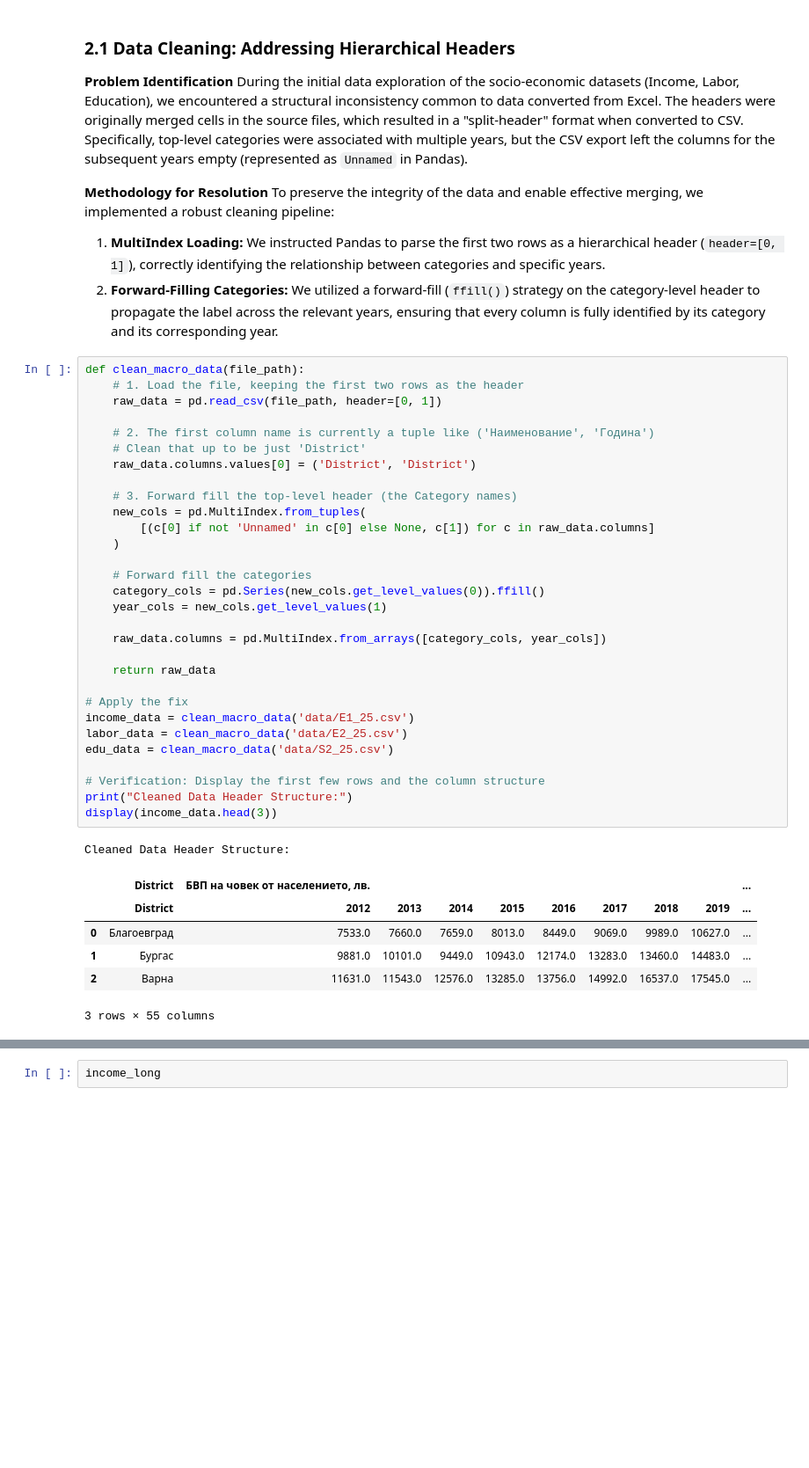
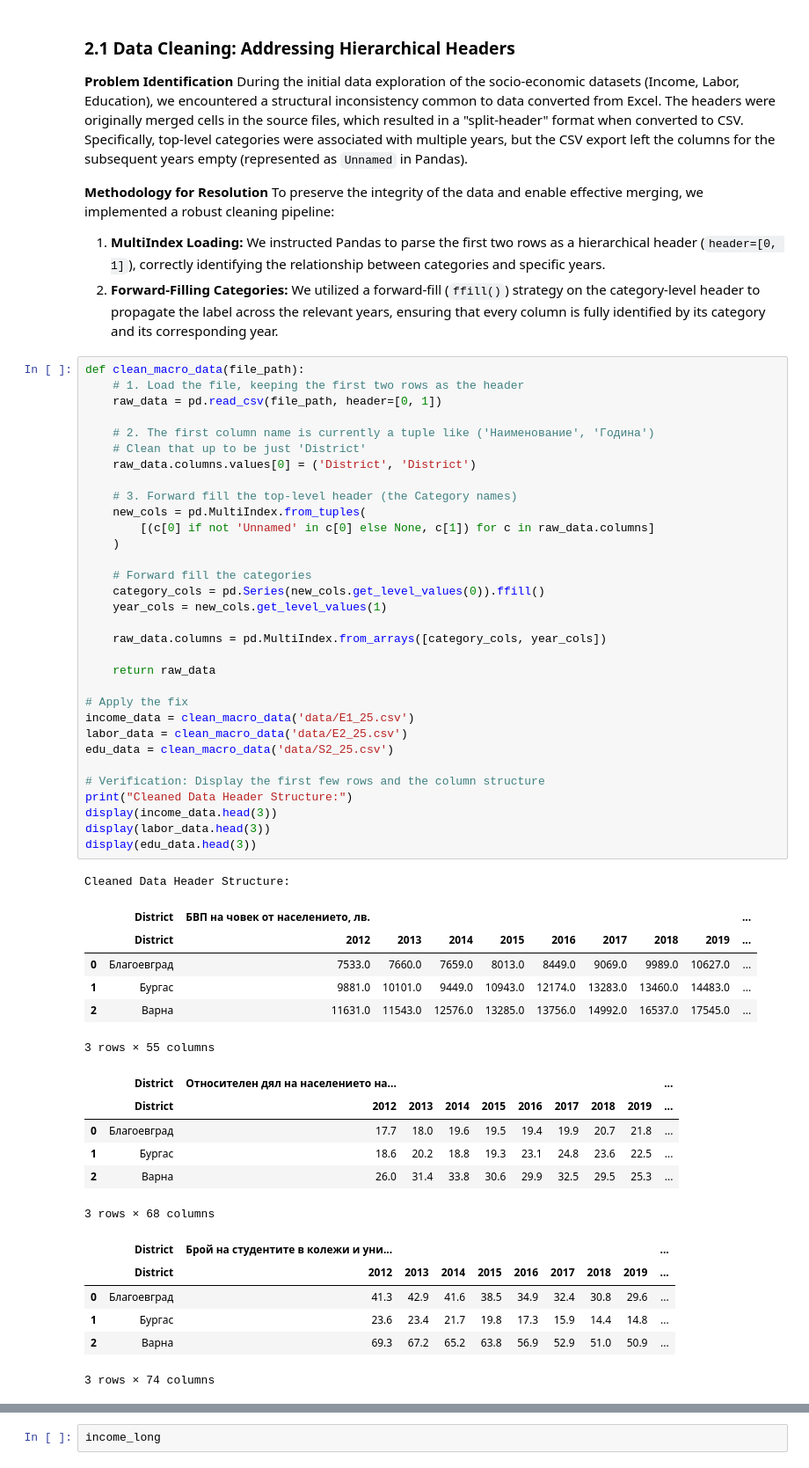
Before and after one commit to Nalyan-Beytula/Machine-Learning, a Jupyter notebook: predicting_dzi_grades_ml.ipynb, the cells around one changed output, grey strips where cells are left out. Shown at 88% size. Cells and saved outputs as stored; diff of their text form; blank space fills up the shorter version.

```diff
--- a/predicting_dzi_grades_ml.ipynb
+++ b/predicting_dzi_grades_ml.ipynb
@@ -136,33 +175,47 @@ def clean_macro_data(file_path):
 
     # 3. Forward fill the top-level header (the Category names)
     new_cols = pd.MultiIndex.from_tuples(
         [(c[0] if not 'Unnamed' in c[0] else None, c[1]) for c in raw_data.columns]
     )
 
     # Forward fill the categories
     category_cols = pd.Series(new_cols.get_level_values(0)).ffill()
     year_cols = new_cols.get_level_values(1)
 
     raw_data.columns = pd.MultiIndex.from_arrays([category_cols, year_cols])
 
     return raw_data
 
 # Apply the fix
 income_data = clean_macro_data('data/E1_25.csv')
 labor_data = clean_macro_data('data/E2_25.csv')
 edu_data = clean_macro_data('data/S2_25.csv')
 
 # Verification: Display the first few rows and the column structure
 print("Cleaned Data Header Structure:")
 display(income_data.head(3))
+display(labor_data.head(3))
+display(edu_data.head(3))
 # %% [output]
 Cleaned Data Header Structure:
 |  | District | БВП на човек от населението, лв. |  |  |  |  |  |  |  | ... |
 |  | District | 2012 | 2013 | 2014 | 2015 | 2016 | 2017 | 2018 | 2019 | ... |
 | 0 | Благоевград | 7533.0 | 7660.0 | 7659.0 | 8013.0 | 8449.0 | 9069.0 | 9989.0 | 10627.0 | ... |
 | 1 | Бургас | 9881.0 | 10101.0 | 9449.0 | 10943.0 | 12174.0 | 13283.0 | 13460.0 | 14483.0 | ... |
 | 2 | Варна | 11631.0 | 11543.0 | 12576.0 | 13285.0 | 13756.0 | 14992.0 | 16537.0 | 17545.0 | ... |
 3 rows × 55 columns
+|  | District | Относителен дял на населениeто на... |  |  |  |  |  |  |  | ... |
+|  | District | 2012 | 2013 | 2014 | 2015 | 2016 | 2017 | 2018 | 2019 | ... |
+| 0 | Благоевград | 17.7 | 18.0 | 19.6 | 19.5 | 19.4 | 19.9 | 20.7 | 21.8 | ... |
+| 1 | Бургас | 18.6 | 20.2 | 18.8 | 19.3 | 23.1 | 24.8 | 23.6 | 22.5 | ... |
+| 2 | Варна | 26.0 | 31.4 | 33.8 | 30.6 | 29.9 | 32.5 | 29.5 | 25.3 | ... |
+3 rows × 68 columns
+|  | District | Брой на студентите в колежи и уни... |  |  |  |  |  |  |  | ... |
+|  | District | 2012 | 2013 | 2014 | 2015 | 2016 | 2017 | 2018 | 2019 | ... |
+| 0 | Благоевград | 41.3 | 42.9 | 41.6 | 38.5 | 34.9 | 32.4 | 30.8 | 29.6 | ... |
+| 1 | Бургас | 23.6 | 23.4 | 21.7 | 19.8 | 17.3 | 15.9 | 14.4 | 14.8 | ... |
+| 2 | Варна | 69.3 | 67.2 | 65.2 | 63.8 | 56.9 | 52.9 | 51.0 | 50.9 | ... |
+3 rows × 74 columns
 # %% [markdown]
 ## 3. Data Integration
 
```
Also changed, not shown: parts of 2 cells of this notebook.
